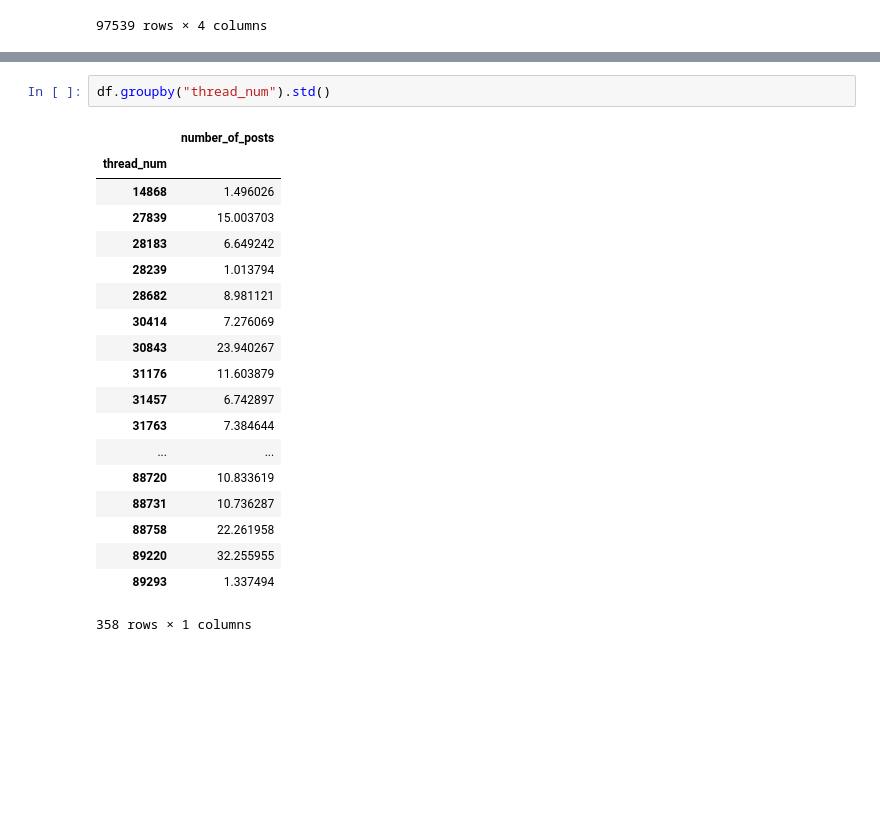
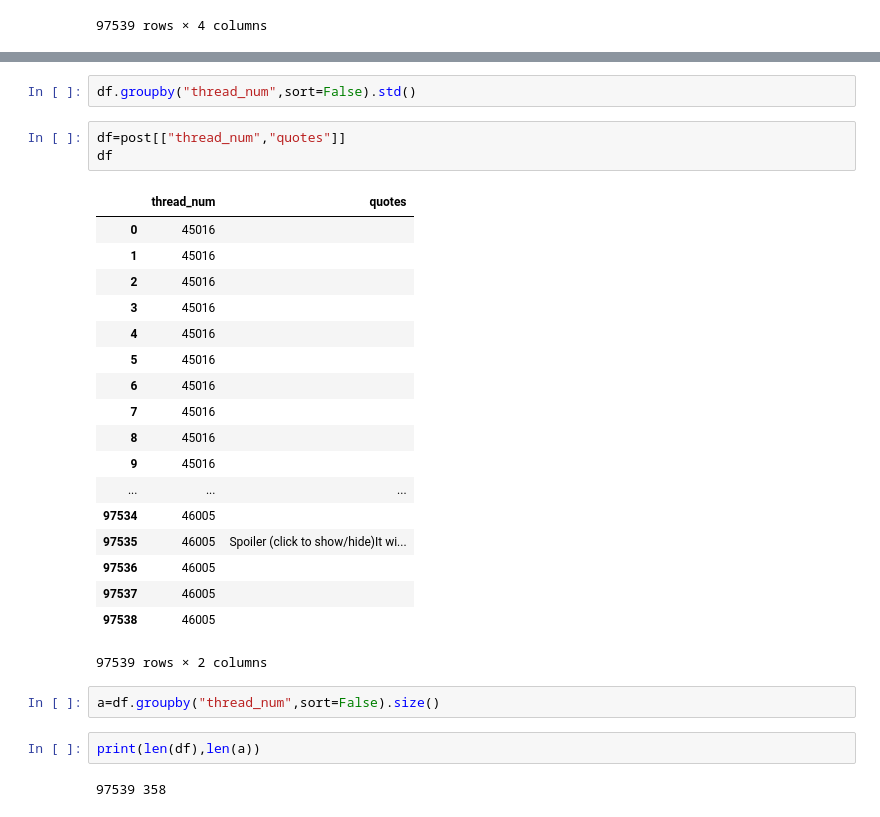
Before and after one commit to Nikishul/Kaggle-NMA-Competition, a Jupyter notebook: notebooks/NMA visualization.ipynb, the cells around one changed output, grey strips where cells are left out. Cells and saved outputs as stored; diff of their text form; blank space fills up the shorter version.

```diff
--- a/notebooks/NMA visualization.ipynb
+++ b/notebooks/NMA visualization.ipynb
@@ -200,23 +200,31 @@ avg_numb_of_posts
 358 rows × 1 columns
 # %%
-df.groupby("thread_num").std()
+df.groupby("thread_num",sort=False).std()
-# %% [output]
-|  | number_of_posts |
-| thread_num |  |
-| 14868 | 1.496026 |
-| 27839 | 15.003703 |
-| 28183 | 6.649242 |
-| 28239 | 1.013794 |
-| 28682 | 8.981121 |
-| 30414 | 7.276069 |
-| 30843 | 23.940267 |
-| 31176 | 11.603879 |
-| 31457 | 6.742897 |
-| 31763 | 7.384644 |
-| ... | ... |
-| 88720 | 10.833619 |
-| 88731 | 10.736287 |
-| 88758 | 22.261958 |
-| 89220 | 32.255955 |
-| 89293 | 1.337494 |
-358 rows × 1 columns
+# %%
+df=post[["thread_num","quotes"]]
+df
+# %% [output]
+|  | thread_num | quotes |
+| 0 | 45016 |  |
+| 1 | 45016 |  |
+| 2 | 45016 |  |
+| 3 | 45016 |  |
+| 4 | 45016 |  |
+| 5 | 45016 |  |
+| 6 | 45016 |  |
+| 7 | 45016 |  |
+| 8 | 45016 |  |
+| 9 | 45016 |  |
+| ... | ... | ... |
+| 97534 | 46005 |  |
+| 97535 | 46005 | Spoiler (click to show/hide)It wi... |
+| 97536 | 46005 |  |
+| 97537 | 46005 |  |
+| 97538 | 46005 |  |
+97539 rows × 2 columns
+# %%
+a=df.groupby("thread_num",sort=False).size()
+# %%
+print(len(df),len(a))
+# %% [output]
+97539 358
```
Also changed, not shown: parts of 13 cells of this notebook, 4 other files.
